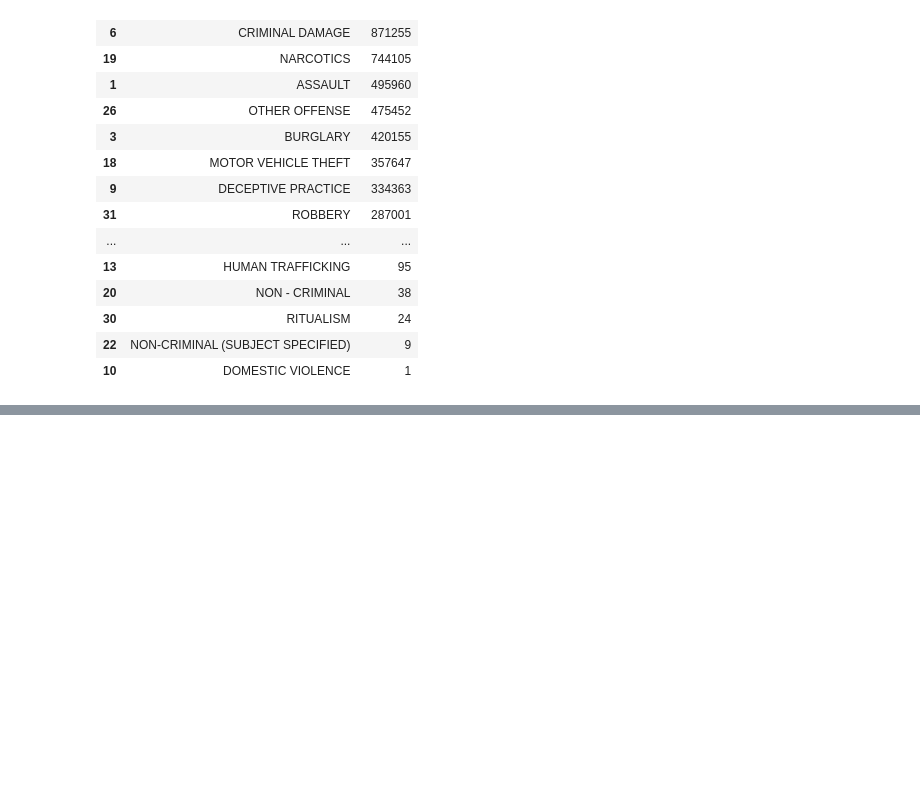
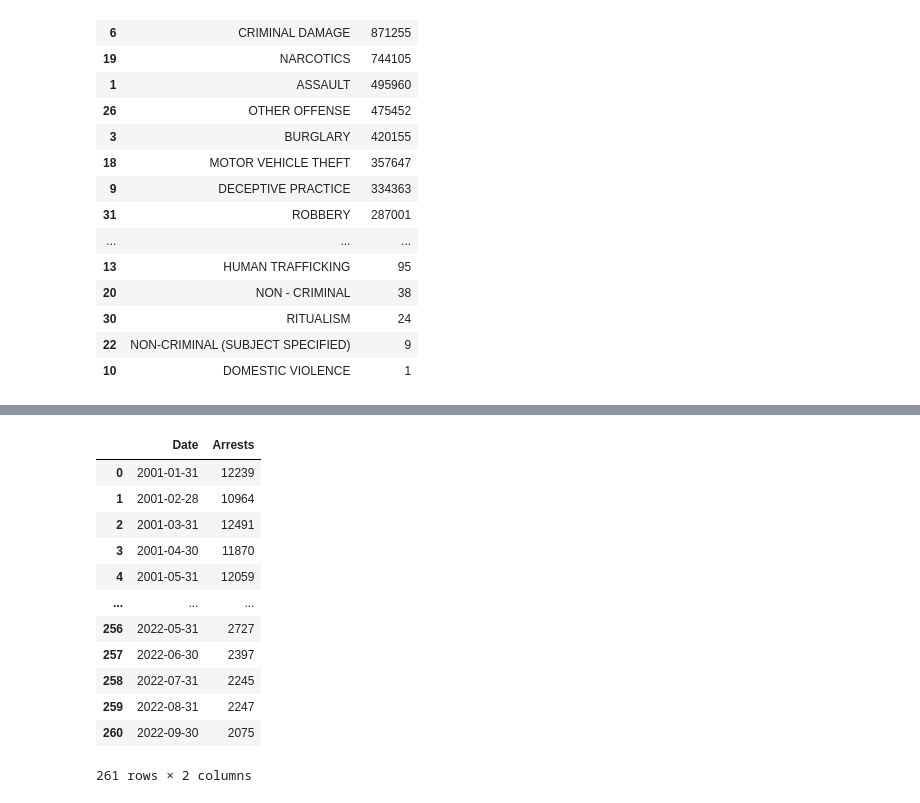
Before and after one commit to RandomFractals/chicago-crimes, a Jupyter notebook: notebooks/chicago-crimes-altair.ipynb, the cells around one changed output, grey strips where cells are left out. Drawn from its saved outputs; the diff is of its cells as text; code cells hidden in the pictures; blank space fills up the shorter version.

Commit message:
add monthly arrests line chart to altair ipynb (#32)

```diff
--- a/notebooks/chicago-crimes-altair.ipynb
+++ b/notebooks/chicago-crimes-altair.ipynb
@@ -60,0 +77,22 @@ crimes.index = crimes['Date']
+# %%
+# get arrests
+arrests = crimes[crimes['Arrest'] == True]['Arrest']
+
+# sum arrests per month
+monthly_arrests = arrests.resample('M').sum().to_frame(name='Arrests')
+monthly_arrests = monthly_arrests.reset_index()
+monthly_arrests
+# %% [output]
+|  | Date | Arrests |
+| 0 | 2001-01-31 | 12239 |
+| 1 | 2001-02-28 | 10964 |
+| 2 | 2001-03-31 | 12491 |
+| 3 | 2001-04-30 | 11870 |
+| 4 | 2001-05-31 | 12059 |
+| ... | ... | ... |
+| 256 | 2022-05-31 | 2727 |
+| 257 | 2022-06-30 | 2397 |
+| 258 | 2022-07-31 | 2245 |
+| 259 | 2022-08-31 | 2247 |
+| 260 | 2022-09-30 | 2075 |
+261 rows × 2 columns
```
Also changed, not shown: parts of 2 cells of this notebook.
